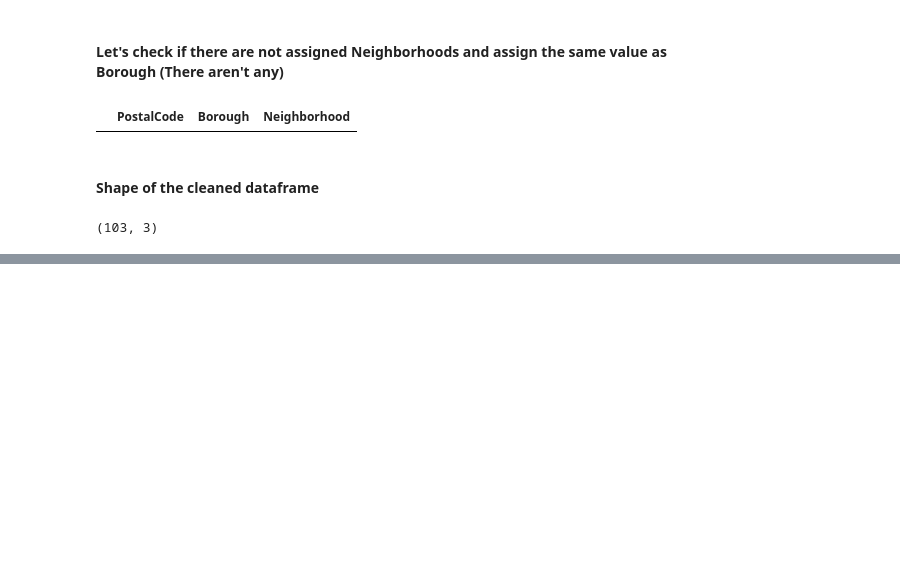
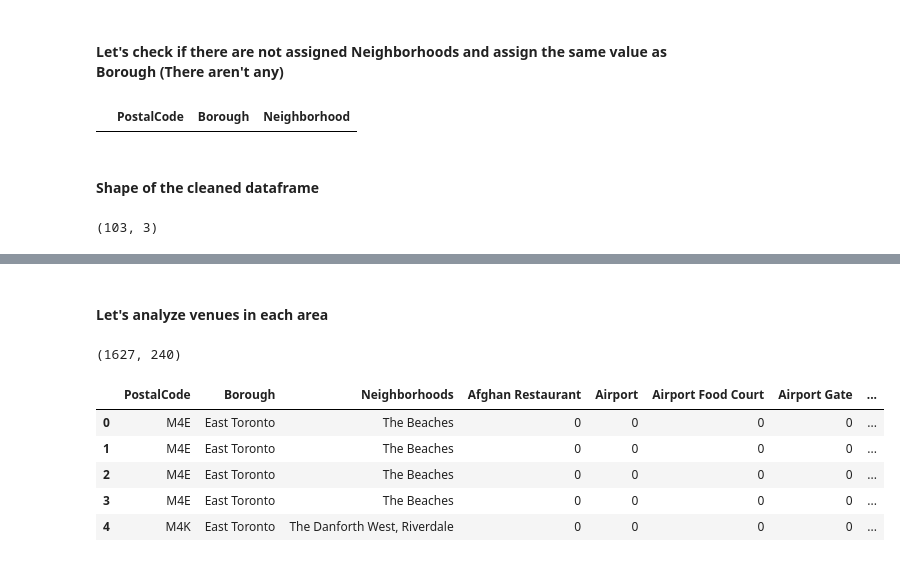
Before and after one commit to nlogallo/IBM_DS_Capstone, a Jupyter notebook: toronto_neighborhoods.ipynb, the cells around one changed output, grey strips where cells are left out. Drawn from its saved outputs; the diff is of its cells as text; code cells hidden in the pictures; blank space fills up the shorter version.

```diff
--- a/toronto_neighborhoods.ipynb
+++ b/toronto_neighborhoods.ipynb
@@ -101,0 +178,10 @@ toronto_df_cleaned.shape
+# %%
+borough_names = list(toronto_df.Borough.unique())
+
+borough_with_toronto = []
+
+for x in borough_names:
+    if "toronto" in x.lower():
+        borough_with_toronto.append(x)
+
+borough_with_toronto
@@ -101,0 +276,22 @@ toronto_df_cleaned.shape
+# %% [markdown]
+<h4>Let's analyze venues in each area</h4>
+# %%
+toronto_central_onehot = pd.get_dummies(venues_df[['VenueCategory']], prefix="", prefix_sep="")
+
+toronto_central_onehot['PostalCode'] = venues_df['PostalCode']
+toronto_central_onehot['Borough'] = venues_df['Borough']
+toronto_central_onehot['Neighborhoods'] = venues_df['Neighborhood']
+
+fixed_columns = list(toronto_central_onehot.columns[-3:]) + list(toronto_central_onehot.columns[:-3])
+toronto_central_onehot = toronto_central_onehot[fixed_columns]
+
+print(toronto_central_onehot.shape)
+toronto_central_onehot.head()
+# %% [output]
+(1627, 240)
+|  | PostalCode | Borough | Neighborhoods | Afghan Restaurant | Airport | Airport Food Court | Airport Gate | ... |
+| 0 | M4E | East Toronto | The Beaches | 0 | 0 | 0 | 0 | ... |
+| 1 | M4E | East Toronto | The Beaches | 0 | 0 | 0 | 0 | ... |
+| 2 | M4E | East Toronto | The Beaches | 0 | 0 | 0 | 0 | ... |
+| 3 | M4E | East Toronto | The Beaches | 0 | 0 | 0 | 0 | ... |
+| 4 | M4K | East Toronto | The Danforth West, Riverdale | 0 | 0 | 0 | 0 | ... |
```
Also changed, not shown: parts of 27 cells of this notebook.
